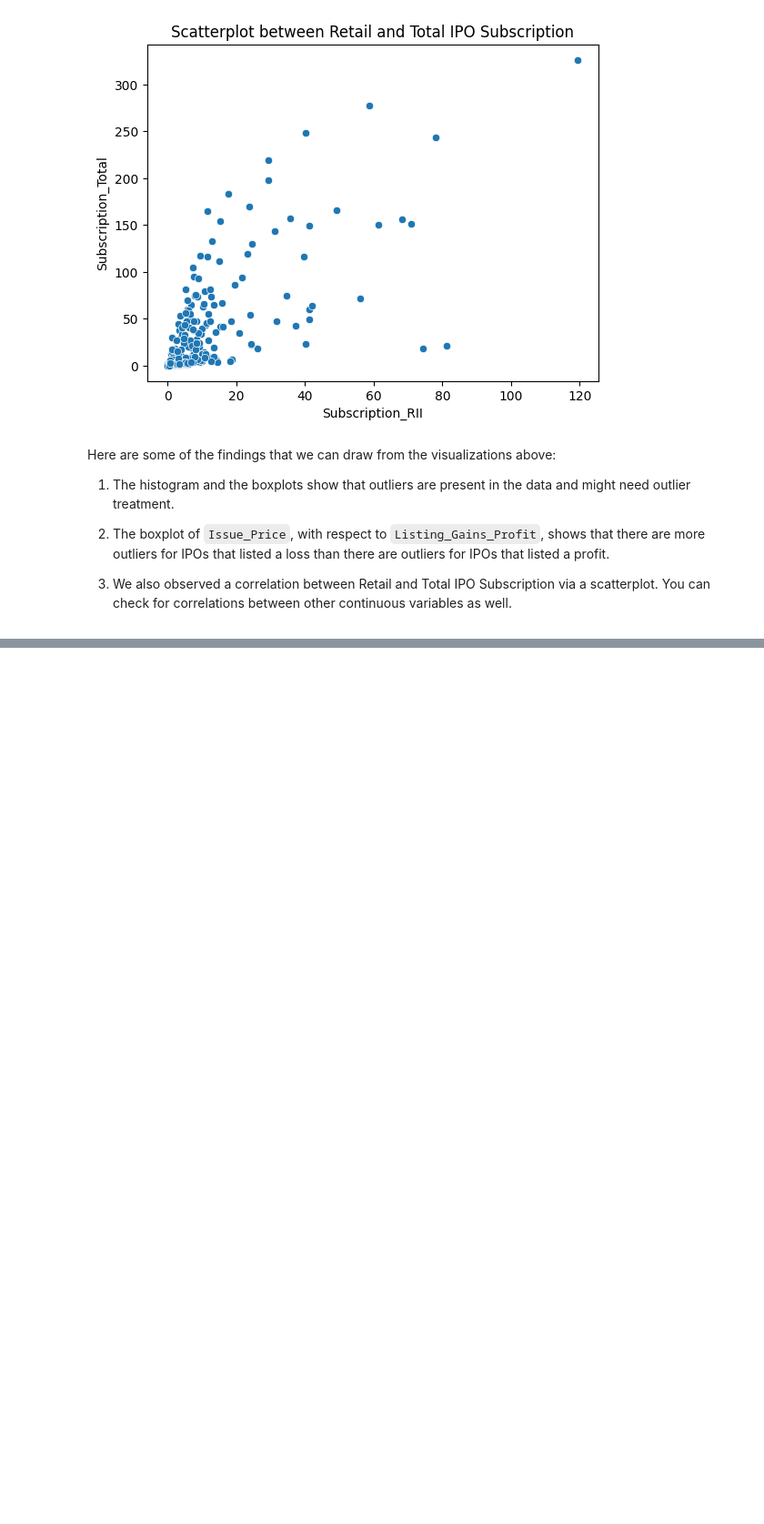
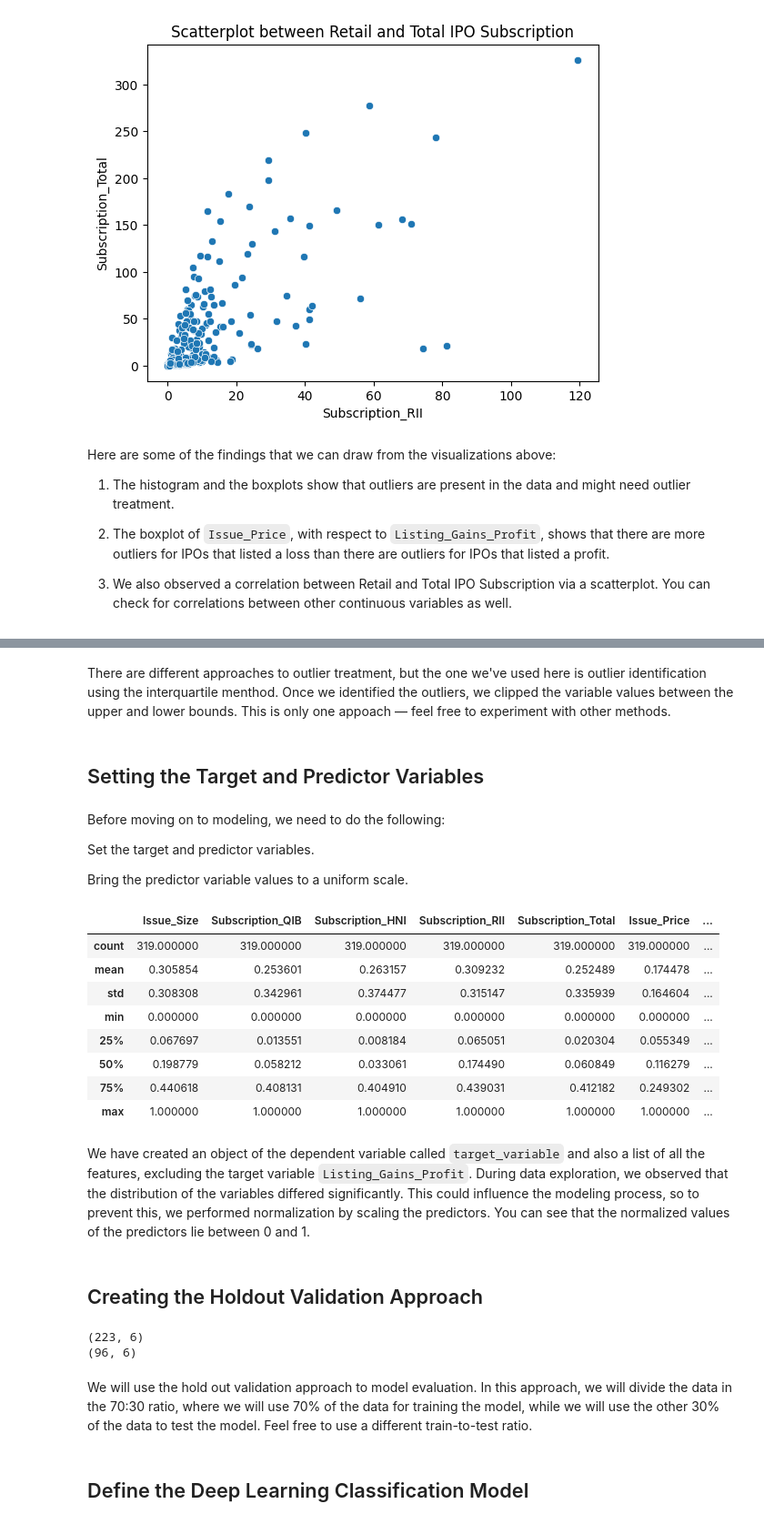
Before and after one commit to AgentAhmed/Predicting-Listing-Gains-in-the-Indian-IPO-Market, a Jupyter notebook: IPO_listing.ipynb, the cells around one changed output, grey strips where cells are left out. Shown: that part at 91% size. Drawn from its saved outputs; the diff is of its cells as text; code cells hidden in the pictures; blank space fills up the shorter version.

```diff
--- a/IPO_listing.ipynb
+++ b/IPO_listing.ipynb
@@ -227,0 +310,7 @@ Here are some of the findings that we can draw from the visualizations above:
+# %%
+q1 = df['Subscription_RII'].quantile(q=0.25)
+q3 = df['Subscription_RII'].quantile(q=0.75)
+iqr = q3 - q1
+lower = (q1 - 1.5 * iqr)
+upper = (q3 + 1.5 * iqr)
+print('IQR = ', iqr, '\nlower = ', lower, '\nupper = ', upper, sep='')
@@ -227,0 +321,3 @@ Here are some of the findings that we can draw from the visualizations above:
+# %%
+df['Subscription_RII'] = df['Subscription_RII'].clip(lower, upper)
+df['Subscription_RII'].describe()
@@ -227,0 +334,7 @@ Here are some of the findings that we can draw from the visualizations above:
+# %%
+q1 = df['Subscription_Total'].quantile(q=0.25)
+q3 = df['Subscription_Total'].quantile(q=0.75)
+iqr = q3 - q1
+lower = (q1 - 1.5 * iqr)
+upper = (q3 + 1.5 * iqr)
+print('IQR = ', iqr, '\nlower = ', lower, '\nupper = ', upper, sep='')
@@ -227,0 +345,3 @@ Here are some of the findings that we can draw from the visualizations above:
+# %%
+df['Subscription_Total'] = df['Subscription_Total'].clip(lower, upper)
+df['Subscription_Total'].describe()
@@ -227,0 +358,42 @@ Here are some of the findings that we can draw from the visualizations above:
+# %% [markdown]
+There are different approaches to outlier treatment, but the one we've used here is outlier identification using the interquartile menthod. Once we identified the outliers, we clipped the variable values between the upper and lower bounds. This is only one appoach — feel free to experiment with other methods.
+# %% [markdown]
+## Setting the Target and Predictor Variables
+# %% [markdown]
+Before moving on to modeling, we need to do the following:
+
+Set the target and predictor variables.
+
+Bring the predictor variable values to a uniform scale.
+# %%
+target_variable = ['Listing_Gains_Profit']
+predictors = list(set(list(df.columns)) - set(target_variable))
+df[predictors] = df[predictors]/df[predictors].max()
+df.describe()
+# %% [output]
+|  | Issue_Size | Subscription_QIB | Subscription_HNI | Subscription_RII | Subscription_Total | Issue_Price | ... |
+| count | 319.000000 | 319.000000 | 319.000000 | 319.000000 | 319.000000 | 319.000000 | ... |
+| mean | 0.305854 | 0.253601 | 0.263157 | 0.309232 | 0.252489 | 0.174478 | ... |
+| std | 0.308308 | 0.342961 | 0.374477 | 0.315147 | 0.335939 | 0.164604 | ... |
+| min | 0.000000 | 0.000000 | 0.000000 | 0.000000 | 0.000000 | 0.000000 | ... |
+| 25% | 0.067697 | 0.013551 | 0.008184 | 0.065051 | 0.020304 | 0.055349 | ... |
+| 50% | 0.198779 | 0.058212 | 0.033061 | 0.174490 | 0.060849 | 0.116279 | ... |
+| 75% | 0.440618 | 0.408131 | 0.404910 | 0.439031 | 0.412182 | 0.249302 | ... |
+| max | 1.000000 | 1.000000 | 1.000000 | 1.000000 | 1.000000 | 1.000000 | ... |
+# %% [markdown]
+We have created an object of the dependent variable called `target_variable` and also a list of all the features, excluding the target variable `Listing_Gains_Profit`. During data exploration, we observed that the distribution of the variables differed significantly. This could influence the modeling process, so to prevent this, we performed normalization by scaling the predictors. You can see that the normalized values of the predictors lie between 0 and 1.
+# %% [markdown]
+## Creating the Holdout Validation Approach
+# %%
+X = df[predictors].values
+y = df[target_variable].values
+
+X_train, X_test, y_train, y_test = train_test_split(X, y, test_size=0.30, random_state=100)
+print(X_train.shape); print(X_test.shape)
+# %% [output]
+(223, 6)
+(96, 6)
+# %% [markdown]
+We will use the hold out validation approach to model evaluation. In this approach, we will divide the data in the 70:30 ratio, where we will use 70% of the data for training the model, while we will use the other 30% of the data to test the model. Feel free to use a different train-to-test ratio.
+# %% [markdown]
+## Define the Deep Learning Classification Model
```
Also changed, not shown: parts of 13 cells of this notebook.
